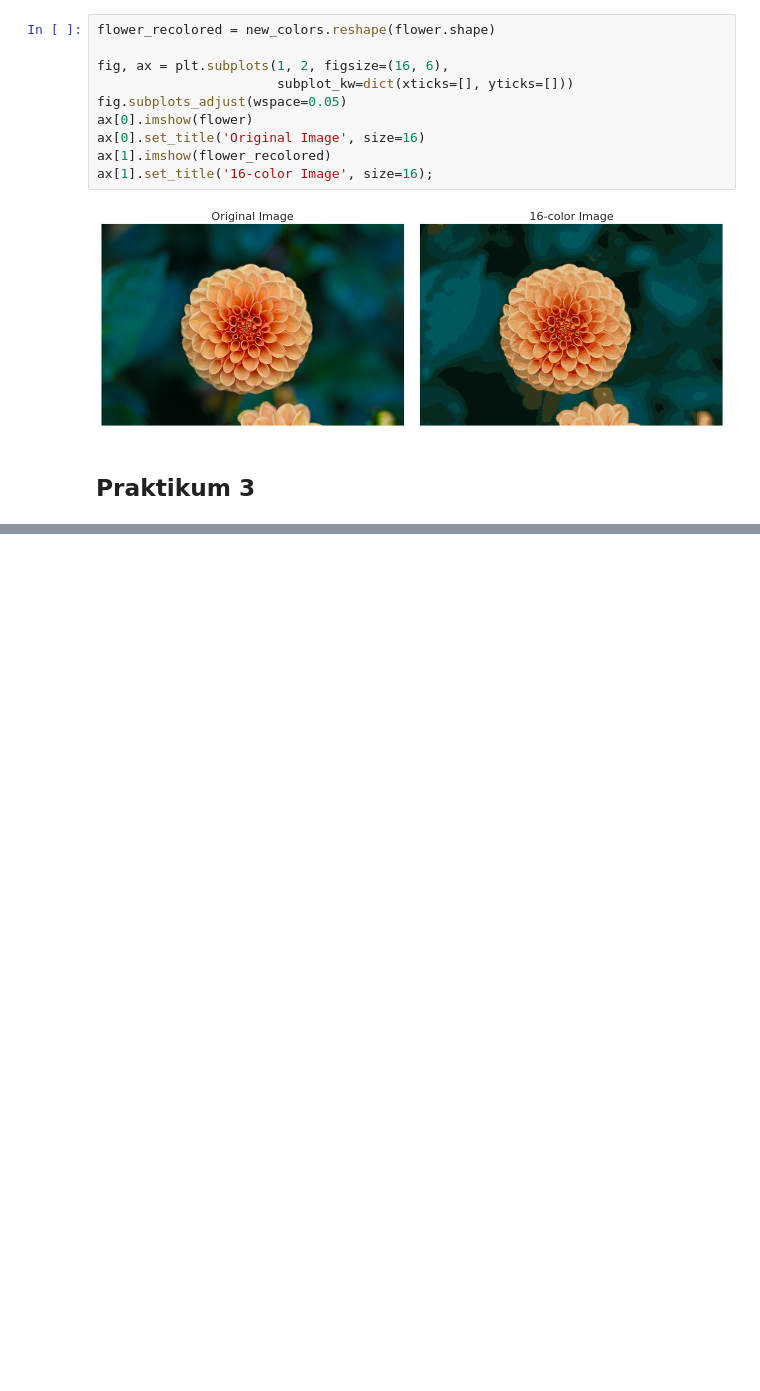
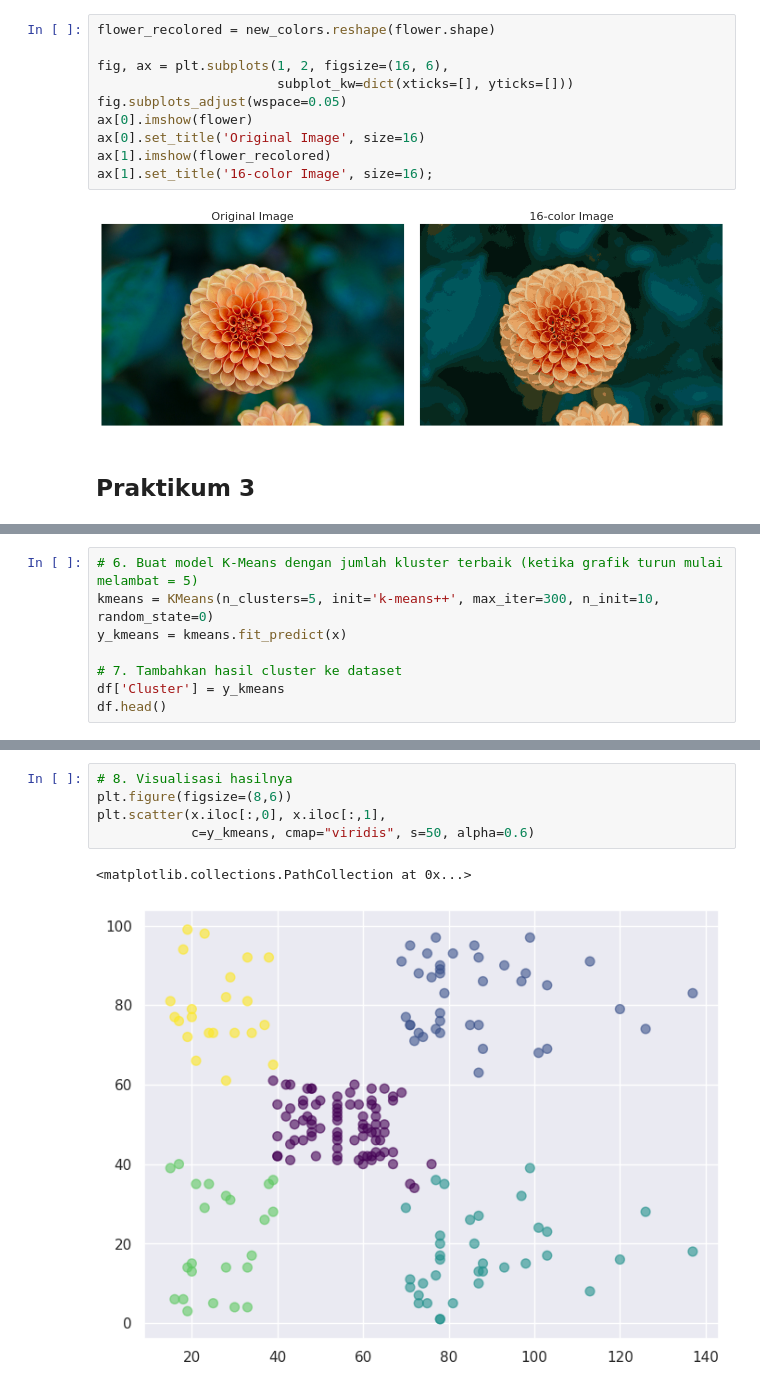
Before and after one commit to AstorBoy11/Machine-Learning, a Jupyter notebook: JS4_Klasterisasi.ipynb, the cells around one changed output, grey strips where cells are left out. Drawn from its saved outputs; the diff is of its cells as text; blank space fills up the shorter version.

```diff
--- a/JS4_Klasterisasi.ipynb
+++ b/JS4_Klasterisasi.ipynb
@@ -315,0 +478,8 @@ ax[1].set_title('16-color Image', size=16);
+# %%
+# 6. Buat model K-Means dengan jumlah kluster terbaik (ketika grafik turun mulai melambat = 5)
+kmeans = KMeans(n_clusters=5, init='k-means++', max_iter=300, n_init=10, random_state=0)
+y_kmeans = kmeans.fit_predict(x)
+
+# 7. Tambahkan hasil cluster ke dataset
+df['Cluster'] = y_kmeans
+df.head()
@@ -315,0 +493,8 @@ ax[1].set_title('16-color Image', size=16);
+# %%
+# 8. Visualisasi hasilnya
+plt.figure(figsize=(8,6))
+plt.scatter(x.iloc[:,0], x.iloc[:,1],
+            c=y_kmeans, cmap="viridis", s=50, alpha=0.6)
+# %% [output]
+<matplotlib.collections.PathCollection at 0x...>
+[figure, added]
```
Also changed, not shown: parts of 24 cells of this notebook.
